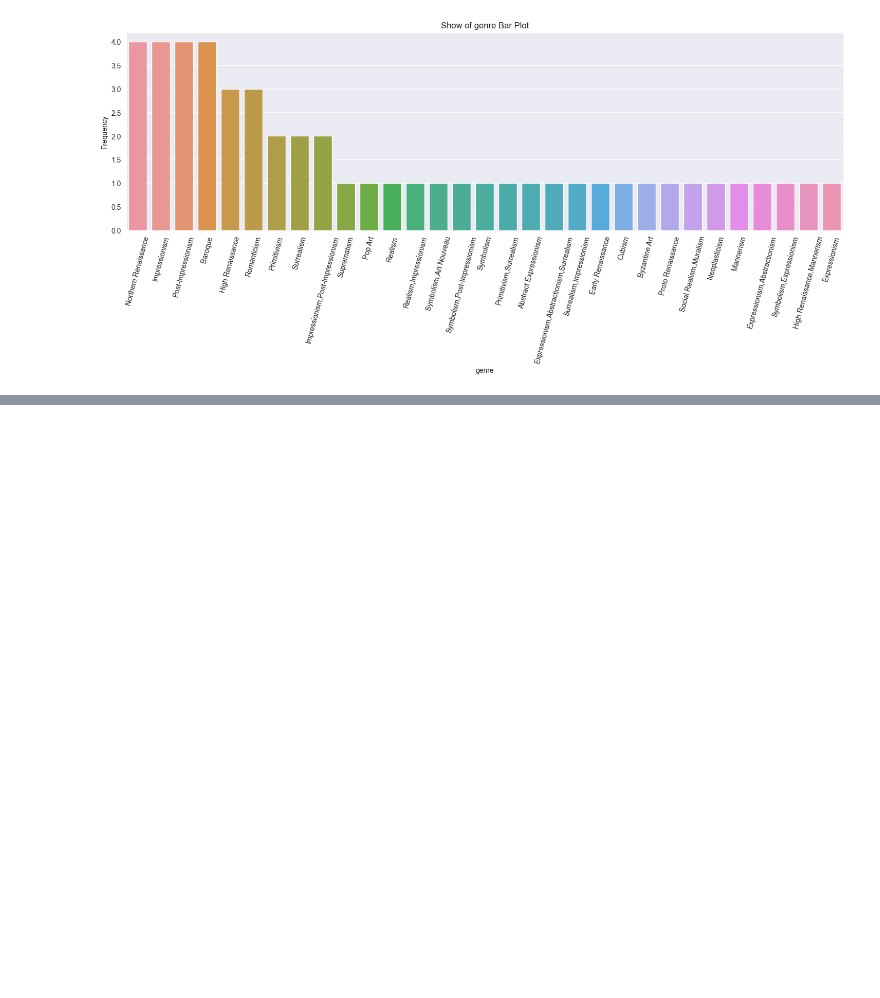
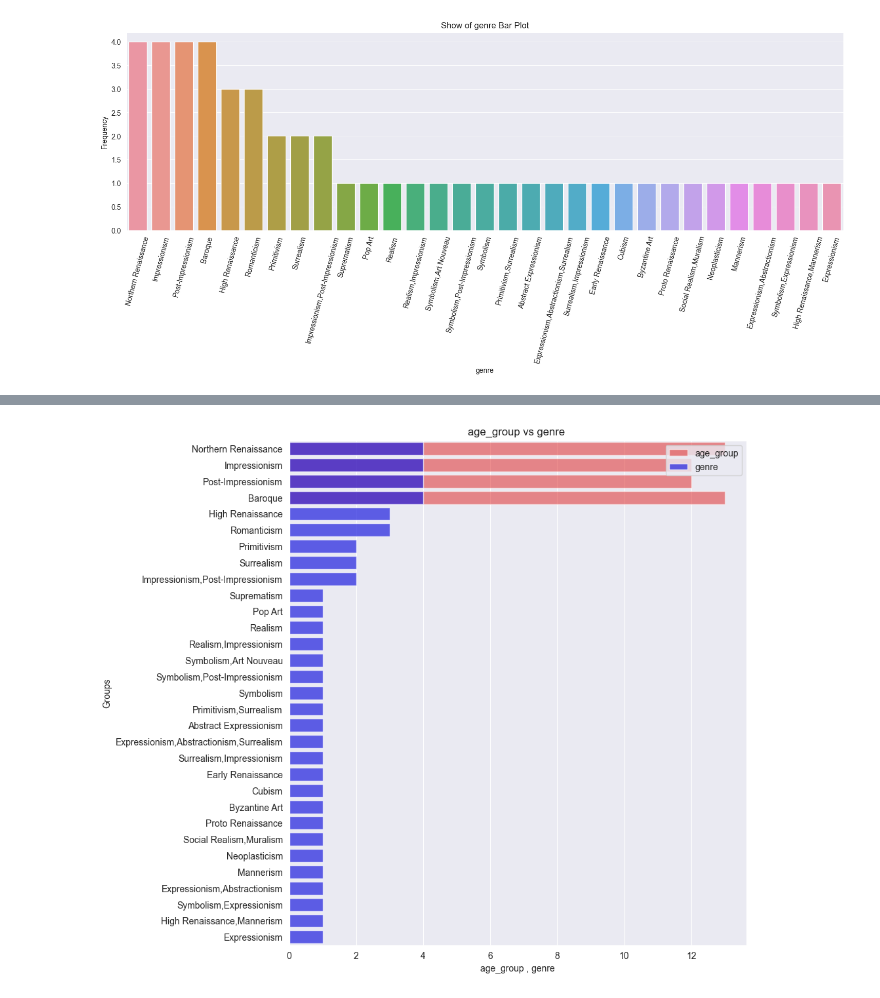
Before and after one commit to pooyanosk1382/BestArt, a Jupyter notebook: BestArt.ipynb, the cells around one changed output, grey strips where cells are left out. Saved outputs shown, nothing was run; the diff lists cells and outputs as text; code cells hidden in the pictures; blank space fills up the shorter version.

```diff
--- a/BestArt.ipynb
+++ b/BestArt.ipynb
@@ -183,0 +199,9 @@ plt.show()
+# %%
+f,ax=plt.subplots(figsize=(9,10))
+sns.barplot(x=df['age_group'].value_counts().values,y=df['age_group'].value_counts().index,alpha=0.5,color='red',label='age_group')
+sns.barplot(x=df['genre'].value_counts().values,y=df['genre'].value_counts().index,color='blue',alpha=0.7,label='genre')
+ax.legend(loc='upper right',frameon=True)
+ax.set(xlabel='age_group , genre',ylabel='Groups',title="age_group vs genre ")
+plt.show()
+# %% [output]
+[figure, added]
```
Also changed, not shown: parts of 11 cells of this notebook.
